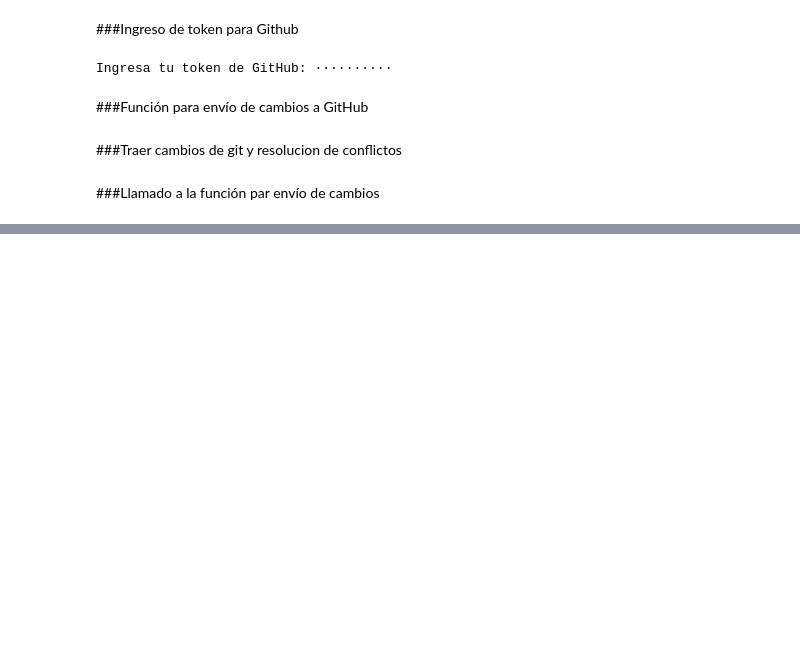
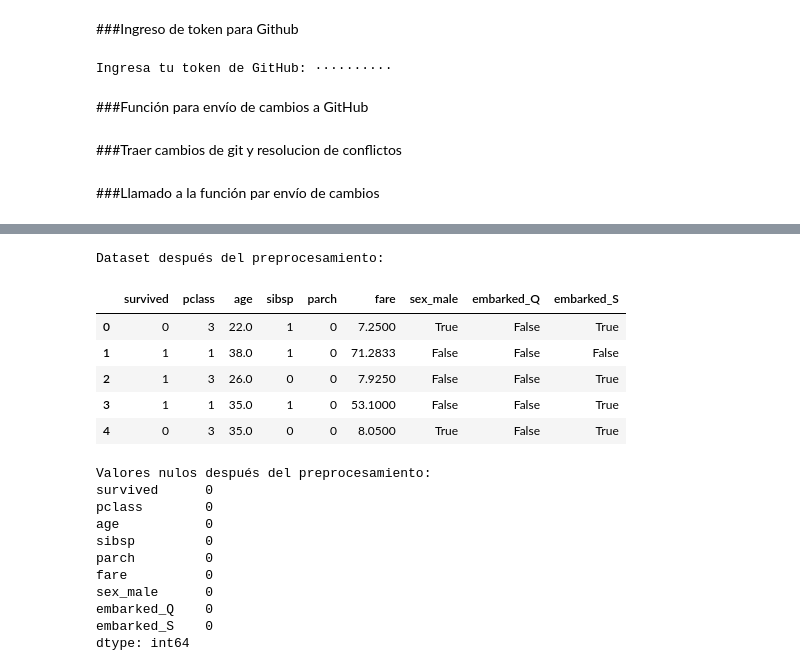
Before and after one commit to andresflorencia-uees/UEES-IA-Semana1-FlorenciaAndres, a Jupyter notebook: notebooks/03_Machine_Learning_Basico.ipynb, the cells around one changed output, grey strips where cells are left out. Cells and saved outputs as stored; diff of their text form; code cells hidden in the pictures; blank space fills up the shorter version.

```diff
--- a/notebooks/03_Machine_Learning_Basico.ipynb
+++ b/notebooks/03_Machine_Learning_Basico.ipynb
@@ -125,0 +169,42 @@ Everything up-to-date
+# %%
+# 1. Gestión de valores faltantes
+# Imputar 'age' con la mediana
+titanic['age'].fillna(titanic['age'].median(), inplace=True)
+
+# Imputar 'embarked' con el valor más frecuente (moda)
+titanic['embarked'].fillna(titanic['embarked'].mode()[0], inplace=True)
+
+# 2. Eliminación de columnas no necesarias o con muchos valores faltantes
+# Eliminamos 'deck' por tener muchos nulos y otras columnas que no utilizaremos inicialmente
+titanic_processed = titanic.drop(columns=['deck', 'class', 'who', 'adult_male', 'embark_town', 'alive', 'alone'])
+
+# 3. Codificación de variables categóricas
+# 'sex' y 'embarked' son categóricas. Usaremos One-Hot Encoding.
+titanic_processed = pd.get_dummies(titanic_processed, columns=['sex', 'embarked'], drop_first=True)
+
+# Mostrar las primeras filas del dataset preprocesado
+print("Dataset después del preprocesamiento:")
+display(titanic_processed.head())
+
+# Verificar si aún hay valores nulos
+print("\nValores nulos después del preprocesamiento:")
+print(titanic_processed.isnull().sum())
+# %% [output]
+Dataset después del preprocesamiento:
+|  | survived | pclass | age | sibsp | parch | fare | sex_male | embarked_Q | embarked_S |
+| 0 | 0 | 3 | 22.0 | 1 | 0 | 7.2500 | True | False | True |
+| 1 | 1 | 1 | 38.0 | 1 | 0 | 71.2833 | False | False | False |
+| 2 | 1 | 3 | 26.0 | 0 | 0 | 7.9250 | False | False | True |
+| 3 | 1 | 1 | 35.0 | 1 | 0 | 53.1000 | False | False | True |
+| 4 | 0 | 3 | 35.0 | 0 | 0 | 8.0500 | True | False | True |
+Valores nulos después del preprocesamiento:
+survived      0
+pclass        0
+age           0
+sibsp         0
+parch         0
+fare          0
+sex_male      0
+embarked_Q    0
+embarked_S    0
+dtype: int64
```
Also changed, not shown: parts of 32 cells of this notebook.
